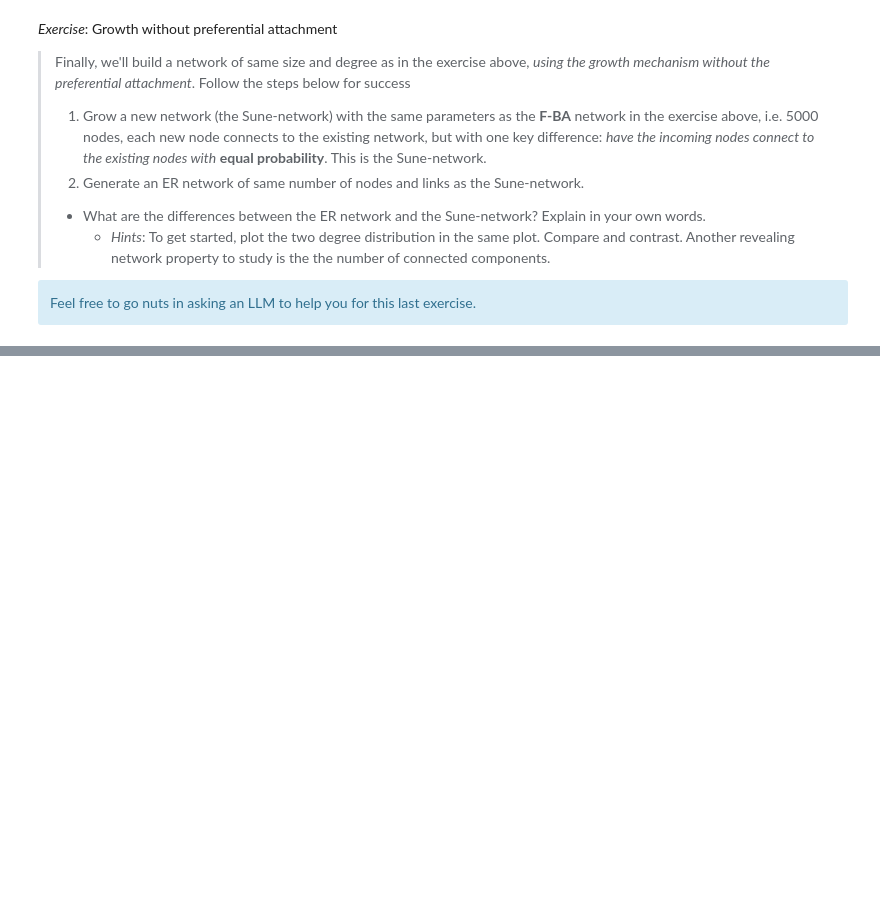
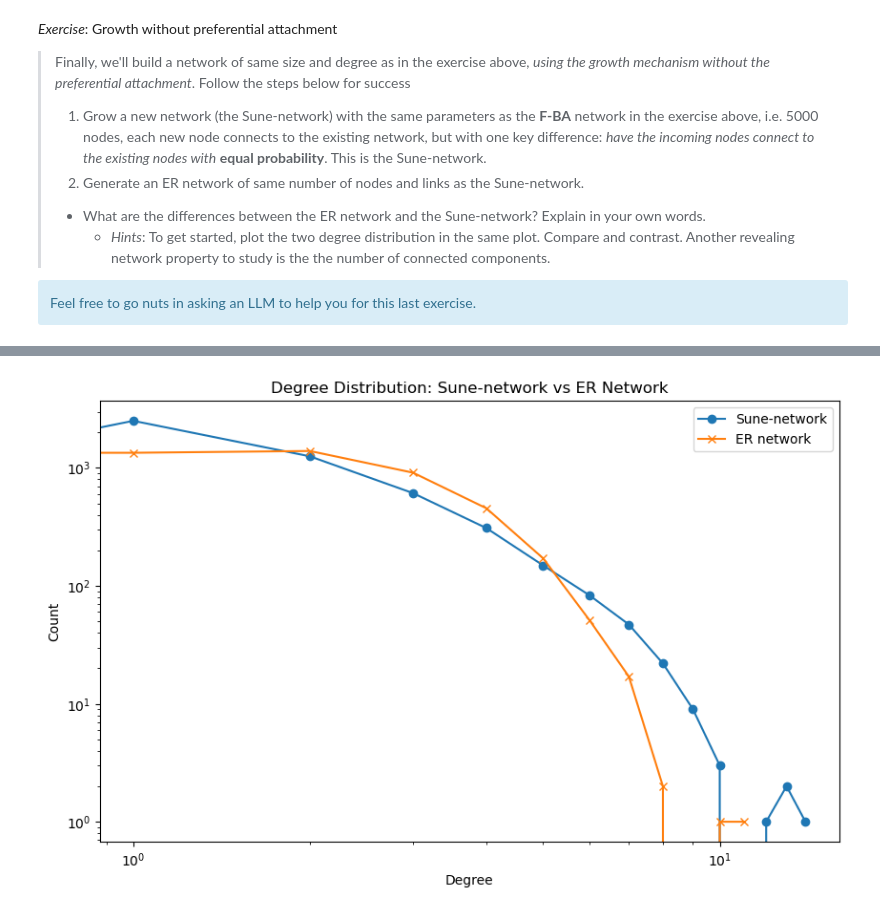
Before and after one commit to Qingwen-Zeng/Social-Graphy-and-Interactions, a Jupyter notebook: Week3_Exercise.ipynb, the cells around one changed output, grey strips where cells are left out. Cells and saved outputs as stored; diff of their text form; code cells hidden in the pictures; blank space fills up the shorter version.

```diff
--- a/Week3_Exercise.ipynb
+++ b/Week3_Exercise.ipynb
@@ -240,0 +440,36 @@ Feel free to go nuts in asking an LLM to help you for this last exercise.
+# %%
+# Growth without preferential attachment
+G_sune = nx.Graph()
+G_sune.add_edge(1, 2)
+
+def add_node_SUNE(G):
+    degrees = dict(G.degree()) #{1:2,2:3,3:4} the dict of the node and degree
+    selected_node = random.choice(list(G.nodes()))
+    new_node = max(G.nodes) + 1 #use Integers to represent the new code
+    G.add_edge(new_node, selected_node) #add the new node and new edge
+
+while len(G_sune.nodes) < 5000:
+    add_node_SUNE(G_sune)
+
+n_nodes = len(G_sune.nodes())
+n_edges_sune = len(G_sune.edges())
+G_ER = nx.gnm_random_graph(n_nodes, n_edges_sune)
+
+degrees_sune = [G_sune.degree(n) for n in G_sune.nodes()]  # degree distribution for Sune-network
+degree_count_sune = np.bincount(degrees_sune)
+
+degrees_ER = [G_ER.degree(n) for n in G_ER.nodes()]  # degree distribution for ER network
+degree_count_ER = np.bincount(degrees_ER)
+
+plt.figure(figsize=(10, 6))
+plt.plot(degree_count_sune, label="Sune-network", marker='o')
+plt.plot(degree_count_ER, label="ER network", marker='x')
+plt.yscale('log')
+plt.xscale('log')
+plt.xlabel("Degree")
+plt.ylabel("Count")
+plt.title("Degree Distribution: Sune-network vs ER Network")
+plt.legend()
+plt.show()
+# %% [output]
+[figure, added]
```
Also changed, not shown: parts of 8 cells of this notebook.
